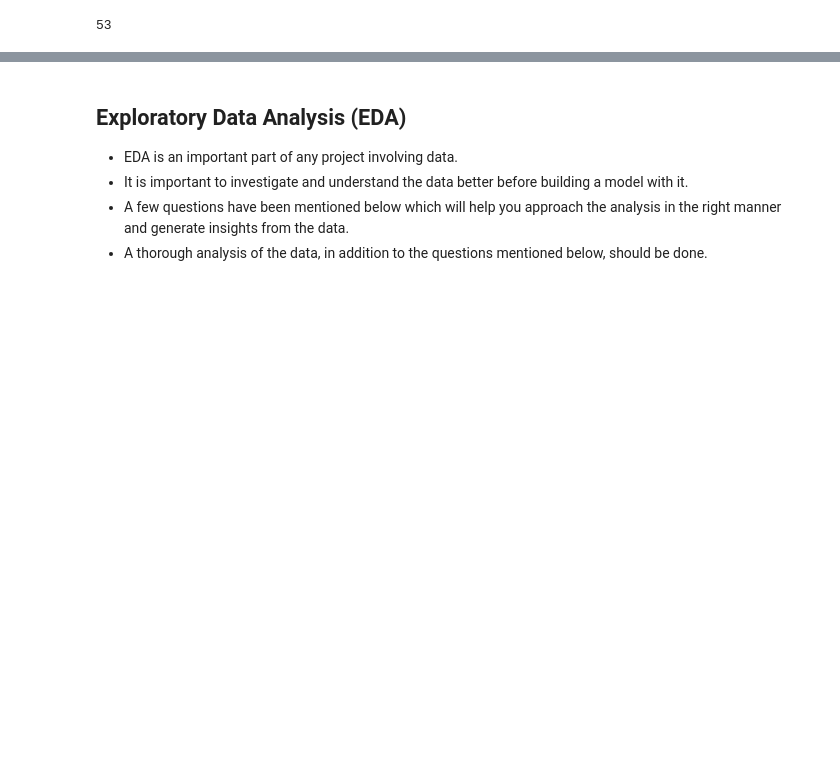
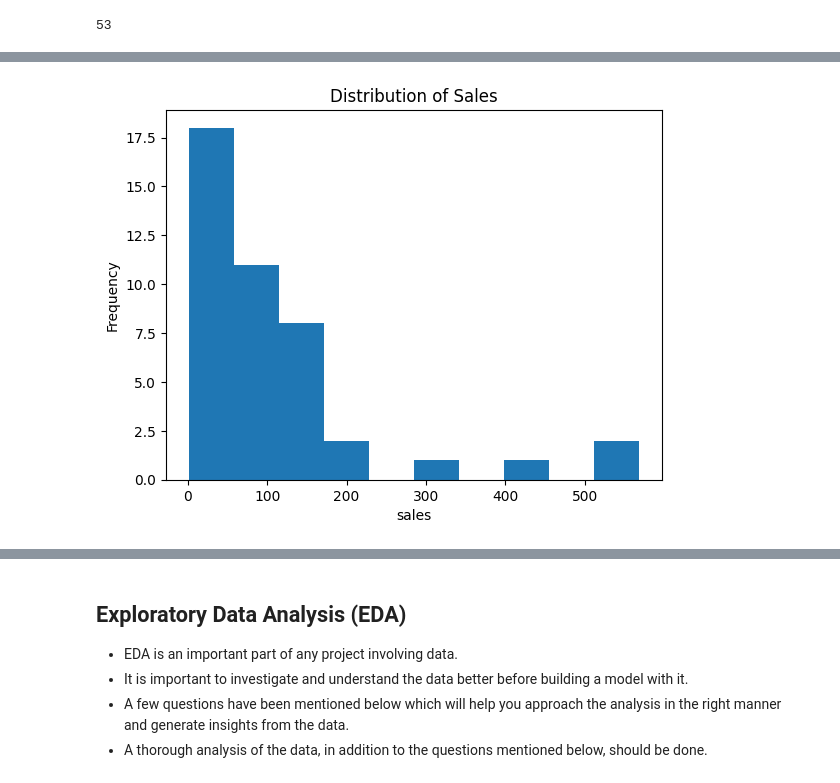
Before and after one commit to ElenaBara21/Portfolio, a Jupyter notebook: Amazon_helium.ipynb, the cells around one changed output, grey strips where cells are left out. Saved outputs shown, nothing was run; the diff lists cells and outputs as text; code cells hidden in the pictures; blank space fills up the shorter version.

```diff
--- a/Amazon_helium.ipynb
+++ b/Amazon_helium.ipynb
@@ -207,0 +310,2 @@ df1.head().T
+# %%
+df1['creation_date'] = pd.to_datetime(df1['creation_date'], format='%m/%d/%Y', errors='coerce')
@@ -207,0 +314,2 @@ df1.head().T
+# %%
+df1 = df1.dropna(subset=['creation_date'])
@@ -207,0 +344,3 @@ df1.head().T
+# %%
+df1['sales'] = df1['sales'].replace('n/a', np.nan)  # Replace 'n/a' with NaN
+df1['sales'] = pd.to_numeric(df1['sales'], errors='coerce')  # Convert to numeric data type
@@ -207,0 +360,8 @@ df1.head().T
+# %%
+plt.hist(df1['sales'].dropna(), bins=10)
+plt.xlabel('sales')
+plt.ylabel('Frequency')
+plt.title('Distribution of Sales')
+plt.show()
+# %% [output]
+[figure, added]
```
Also changed, not shown: parts of 97 cells of this notebook.
